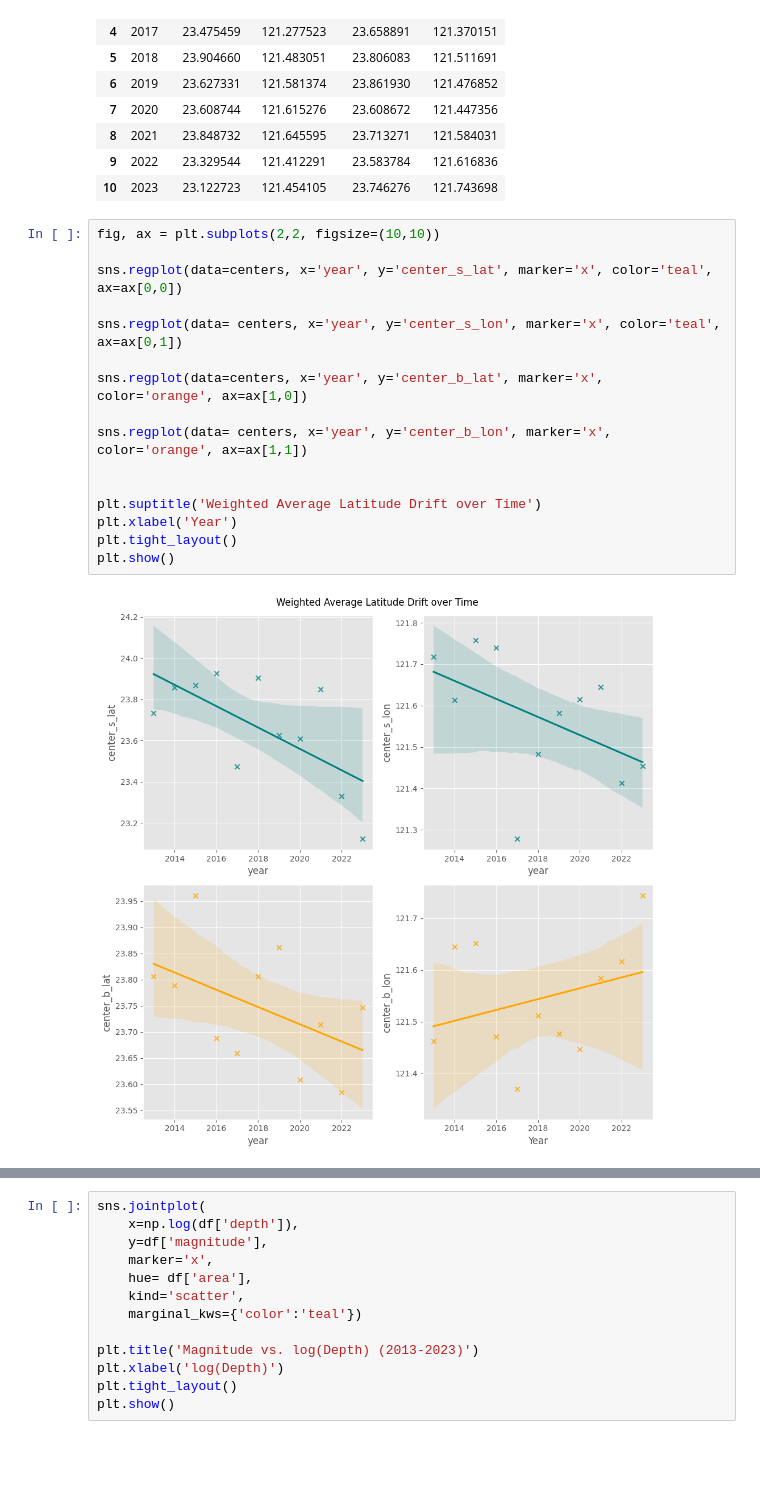
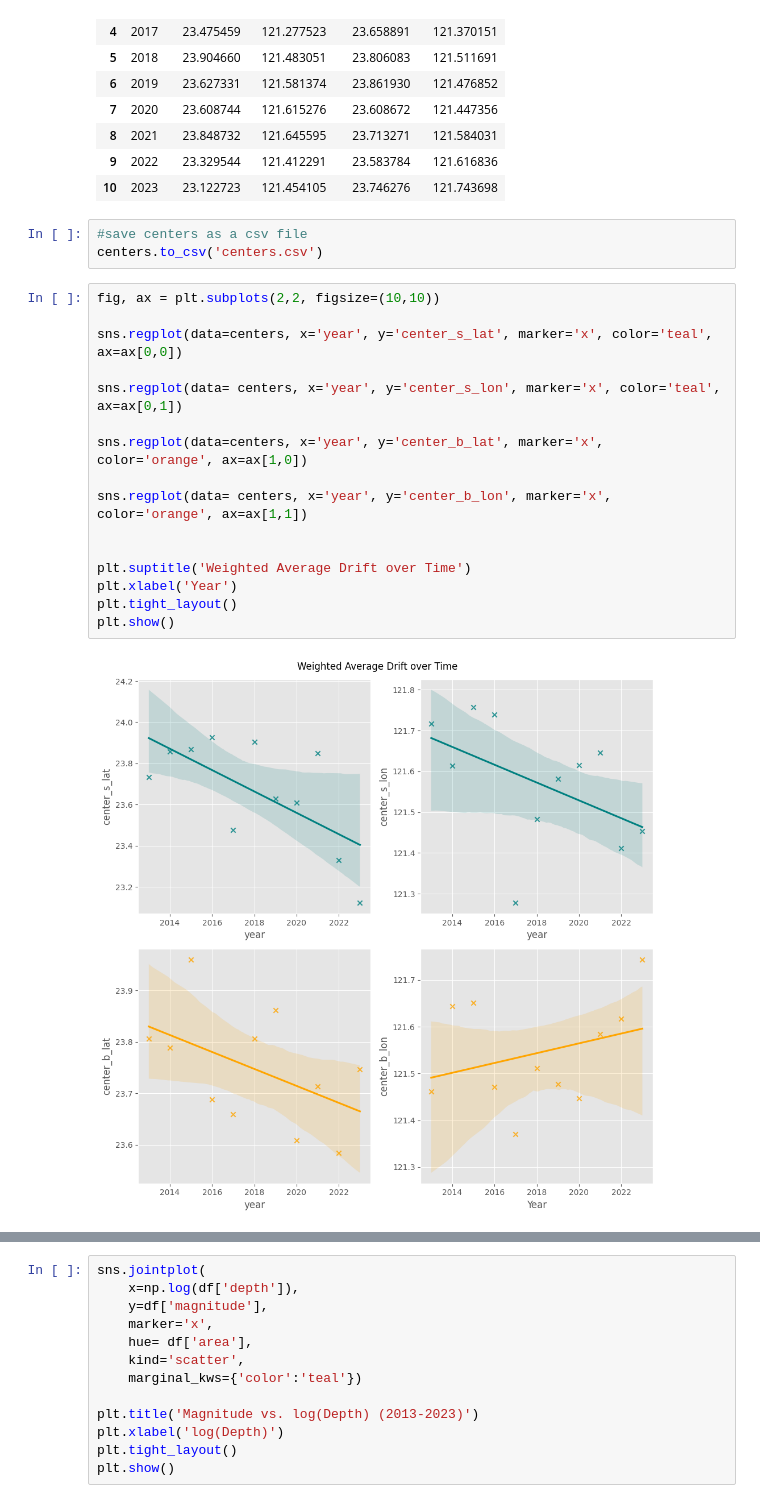
Before and after one commit to jiug/Taiwan-Earthquakes, a Jupyter notebook: earthquakes-taiwan.ipynb, the cells around one changed output, grey strips where cells are left out. Cells and saved outputs as stored; diff of their text form; blank space fills up the shorter version.

Commit message:
Seismic center drift

```diff
--- a/earthquakes-taiwan.ipynb
+++ b/earthquakes-taiwan.ipynb
@@ -248,21 +284,24 @@ centers
 | 8 | 2021 | 23.848732 | 121.645595 | 23.713271 | 121.584031 |
 | 9 | 2022 | 23.329544 | 121.412291 | 23.583784 | 121.616836 |
 | 10 | 2023 | 23.122723 | 121.454105 | 23.746276 | 121.743698 |
+# %%
+#save centers as a csv file
+centers.to_csv('centers.csv')
 # %%
 fig, ax = plt.subplots(2,2, figsize=(10,10))
 
 sns.regplot(data=centers, x='year', y='center_s_lat', marker='x', color='teal', ax=ax[0,0])
 
 sns.regplot(data= centers, x='year', y='center_s_lon', marker='x', color='teal', ax=ax[0,1])
 
 sns.regplot(data=centers, x='year', y='center_b_lat', marker='x', color='orange', ax=ax[1,0])
 
 sns.regplot(data= centers, x='year', y='center_b_lon', marker='x', color='orange', ax=ax[1,1])
 
 
-plt.suptitle('Weighted Average Latitude Drift over Time')
+plt.suptitle('Weighted Average Drift over Time')
 plt.xlabel('Year')
 plt.tight_layout()
 plt.show()
 # %% [output]
-[figure, old version]
+[figure, new version]
```
Also changed, not shown: parts of 28 cells of this notebook, 2 other files.
